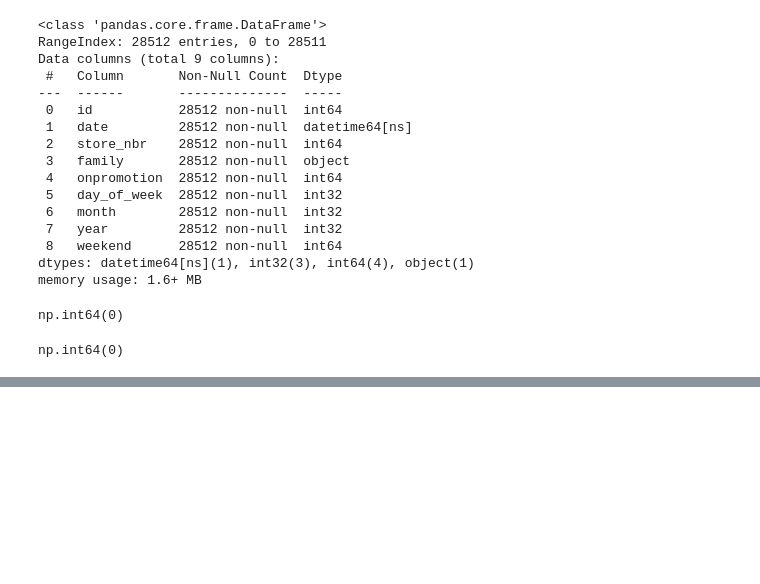
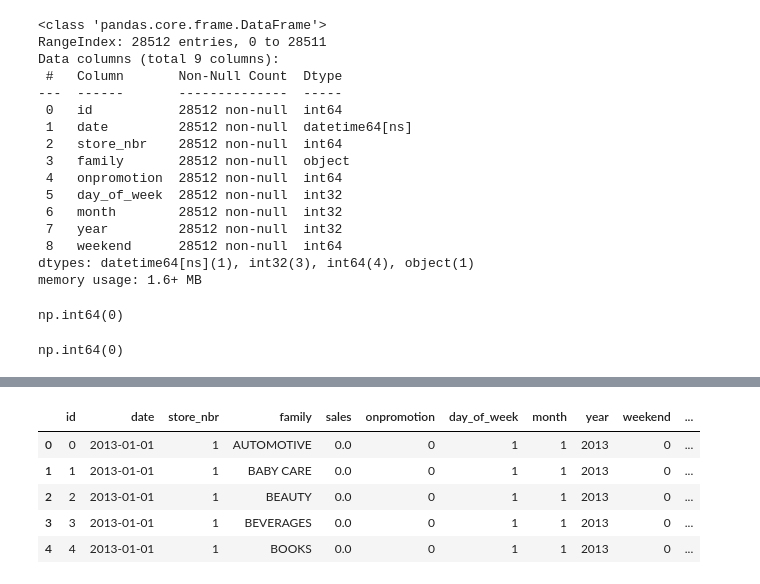
Before and after one commit to Ogoms/Time-Series-Regression-Analysis, a Jupyter notebook: Notebook/main.ipynb, the cells around one changed output, grey strips where cells are left out. Saved outputs shown, nothing was run; the diff lists cells and outputs as text; code cells hidden in the pictures; blank space fills up the shorter version.

```diff
--- a/Notebook/main.ipynb
+++ b/Notebook/main.ipynb
@@ -266,0 +516,12 @@ test.describe().T
+# %%
+# Create rolling features
+
+def create_rolling_features(df):
+    df = df.sort_values(['store_nbr', 'date'])
+    df['rolling_avg_7d'] = df.groupby('store_nbr')['transactions'].rolling(window=7, min_periods=1).mean().reset_index(0, drop=True)
+    df['rolling_avg_30d'] = df.groupby('store_nbr')['transactions'].rolling(window=30, min_periods=1).mean().reset_index(0, drop=True)
+    return df
+
+full_transactions_df = create_rolling_features(full_transactions_df)
+
+full_transactions_df.info()
@@ -266,0 +572,11 @@ test.describe().T
+# %%
+# Remove the 'weekday' column from full_transactions_df
+full_transactions_df = full_transactions_df.drop(columns=['weekday'])
+
+# Merge again with train and test datasets
+train_merged = pd.merge(train, full_transactions_df, on=['date', 'store_nbr'], how='left')
+test_merged = pd.merge(test, full_transactions_df, on=['date', 'store_nbr'], how='left')
+
+# Final check for missing values
+print("Missing values in train set:", train_merged.isnull().sum())
+print("Missing values in test set:", test_merged.isnull().sum())
@@ -266,0 +676,9 @@ test.describe().T
+# %%
+# Convert the stores array to a DataFrame
+
+stores_df = pd.DataFrame(stores, columns=['store_nbr'])
+# %%
+# Merge the stores DataFrame with the train and test DataFrames
+
+train_merged_st = pd.merge(train_merged, stores_df, on='store_nbr', how='inner')
+test_merged_st = pd.merge(test_merged, stores_df, on='store_nbr', how='inner')
@@ -266,0 +731,9 @@ test.describe().T
+# %%
+train_merged_st.head()
+# %% [output]
+|  | id | date | store_nbr | family | sales | onpromotion | day_of_week | month | year | weekend | ... |
+| 0 | 0 | 2013-01-01 | 1 | AUTOMOTIVE | 0.0 | 0 | 1 | 1 | 2013 | 0 | ... |
+| 1 | 1 | 2013-01-01 | 1 | BABY CARE | 0.0 | 0 | 1 | 1 | 2013 | 0 | ... |
+| 2 | 2 | 2013-01-01 | 1 | BEAUTY | 0.0 | 0 | 1 | 1 | 2013 | 0 | ... |
+| 3 | 3 | 2013-01-01 | 1 | BEVERAGES | 0.0 | 0 | 1 | 1 | 2013 | 0 | ... |
+| 4 | 4 | 2013-01-01 | 1 | BOOKS | 0.0 | 0 | 1 | 1 | 2013 | 0 | ... |
```
Also changed, not shown: parts of 44 cells of this notebook.
